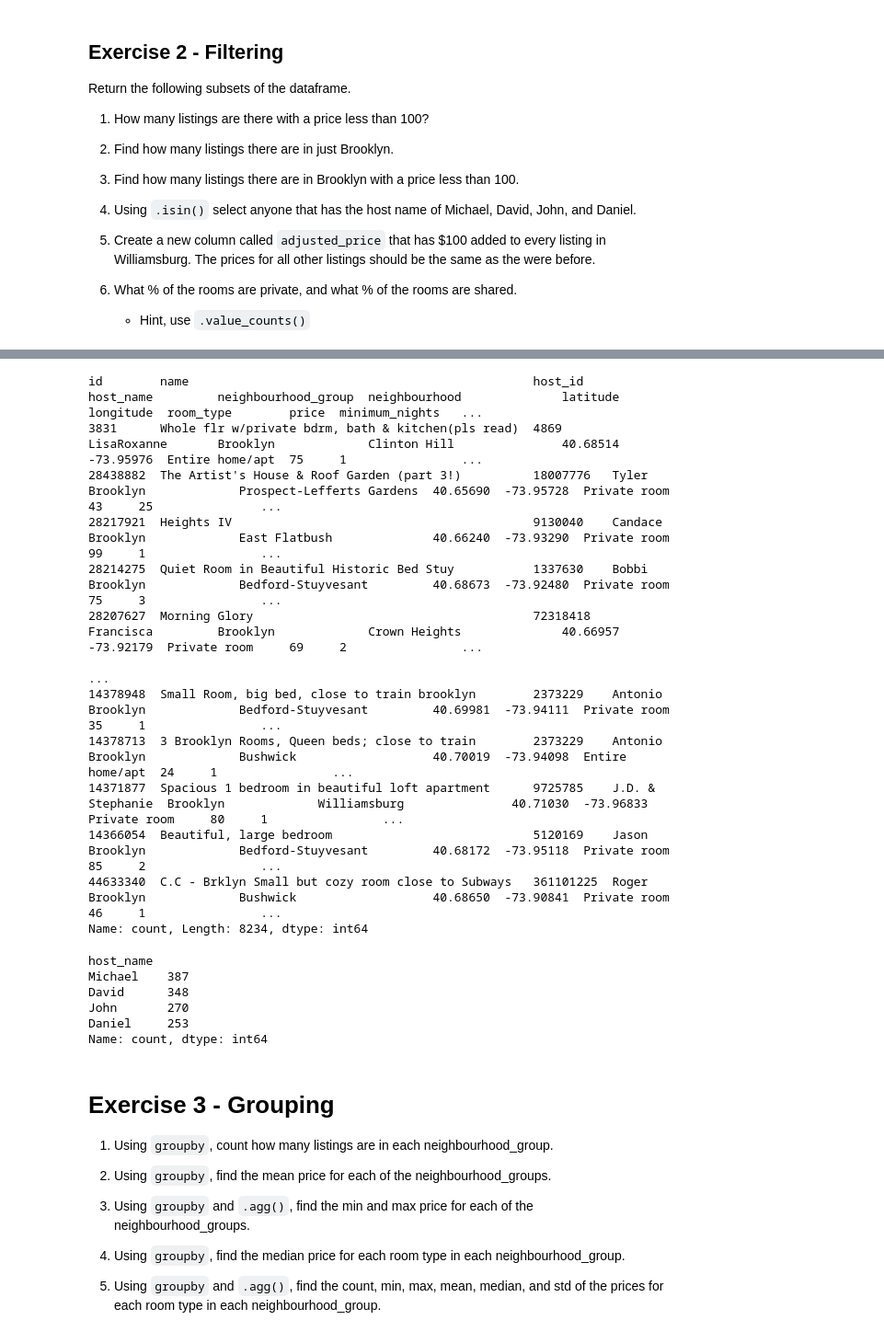
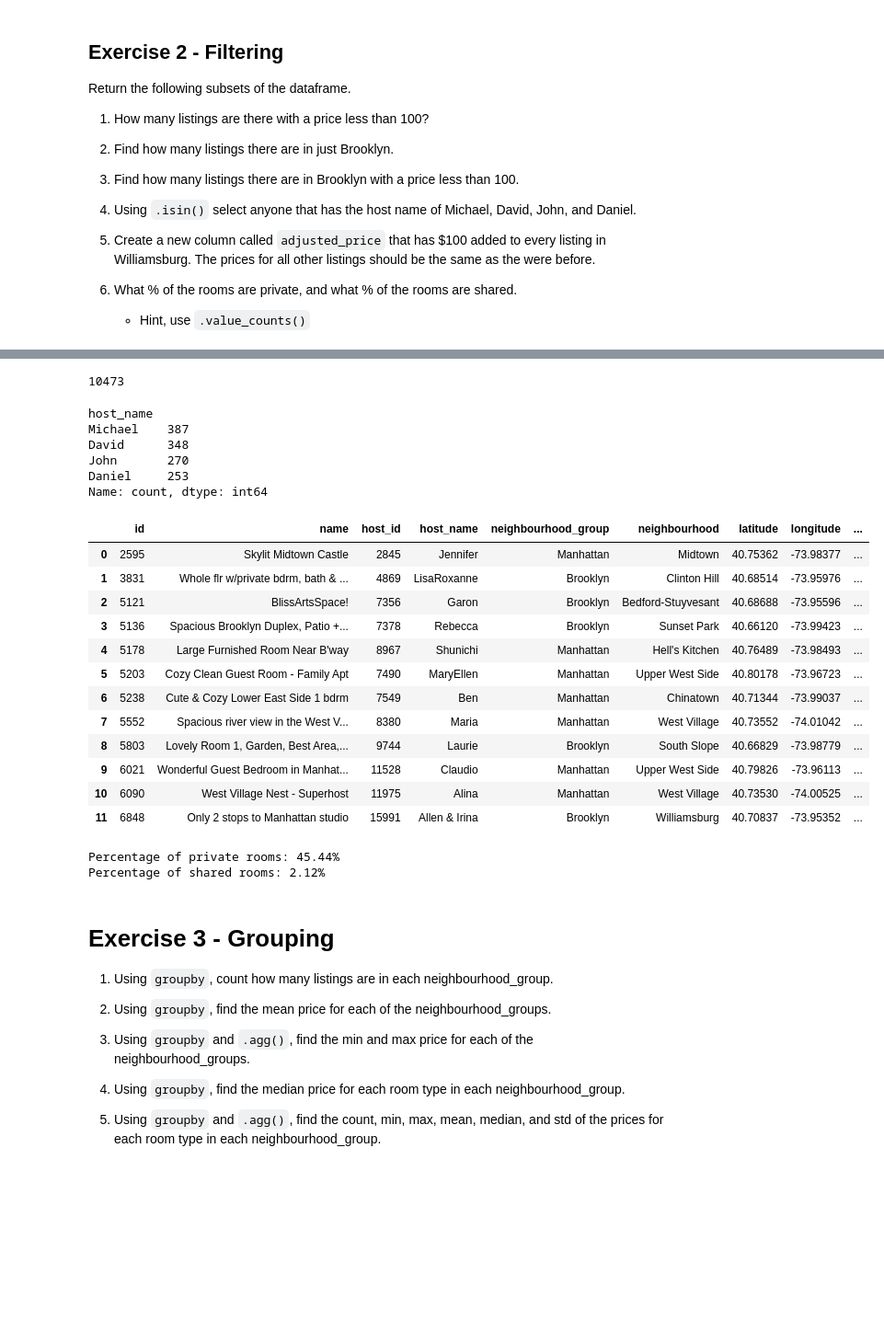
Before and after one commit to Mansur-Mahdee/2024-DS-Tue, a Jupyter notebook: Week-01-Pandas/Exercise-MM.ipynb, the cells around one changed output, grey strips where cells are left out. Shown: that part at 92% size. Drawn from its saved outputs; the diff is of its cells as text; code cells hidden in the pictures; blank space fills up the shorter version.

```diff
--- a/Week-01-Pandas/Exercise-MM.ipynb
+++ b/Week-01-Pandas/Exercise-MM.ipynb
@@ -83,21 +59,9 @@ Name: count, Length: 14858, dtype: int64
 # 3. Find how many listings there are in Brooklyn with a price less than 100.
 
 df_bk_lower=df_bk[df_bk['price']<100]
-df_bk_lower.value_counts()
+df_bk_lower.__len__()
 # %% [output]
-id        name                                                host_id    host_name         neighbourhood_group  neighbourhood              latitude  longitude  room_type        price  minimum_nights   ...
-3831      Whole flr w/private bdrm, bath & kitchen(pls read)  4869       LisaRoxanne       Brooklyn             Clinton Hill               40.68514  -73.95976  Entire home/apt  75     1                ...
-28438882  The Artist's House & Roof Garden (part 3!)          18007776   Tyler             Brooklyn             Prospect-Lefferts Gardens  40.65690  -73.95728  Private room     43     25               ...
-28217921  Heights IV                                          9130040    Candace           Brooklyn             East Flatbush              40.66240  -73.93290  Private room     99     1                ...
-28214275  Quiet Room in Beautiful Historic Bed Stuy           1337630    Bobbi             Brooklyn             Bedford-Stuyvesant         40.68673  -73.92480  Private room     75     3                ...
-28207627  Morning Glory                                       72318418   Francisca         Brooklyn             Crown Heights              40.66957  -73.92179  Private room     69     2                ...
-                                                                                                                                                                                                         ...
-14378948  Small Room, big bed, close to train brooklyn        2373229    Antonio           Brooklyn             Bedford-Stuyvesant         40.69981  -73.94111  Private room     35     1                ...
-14378713  3 Brooklyn Rooms, Queen beds; close to train        2373229    Antonio           Brooklyn             Bushwick                   40.70019  -73.94098  Entire home/apt  24     1                ...
-14371877  Spacious 1 bedroom in beautiful loft apartment      9725785    J.D. & Stephanie  Brooklyn             Williamsburg               40.71030  -73.96833  Private room     80     1                ...
-14366054  Beautiful, large bedroom                            5120169    Jason             Brooklyn             Bedford-Stuyvesant         40.68172  -73.95118  Private room     85     2                ...
-44633340  C.C - Brklyn Small but cozy room close to Subways   361101225  Roger             Brooklyn             Bushwick                   40.68650  -73.90841  Private room     46     1                ...
-Name: count, Length: 8234, dtype: int64
+10473
 # %%
 # 4. Using `.isin()` select anyone that has the host name of Michael, David, John, and Daniel.
 # How many total are there that have those names
@@ -114,3 +78,20 @@ Name: count, dtype: int64
 # %%
 # 5. Create a new column called `adjusted_price` that has $100 added to every listing in Williamsburg.
 # The prices for all other listings should be the same as the were before.
+df['adjusted_price'] = df['price']
+df.loc[df['neighbourhood'] == 'Williamsburg', 'adjusted_price'] += 100
+df.head(12)
+# %% [output]
+|  | id | name | host_id | host_name | neighbourhood_group | neighbourhood | latitude | longitude | ... |
+| 0 | 2595 | Skylit Midtown Castle | 2845 | Jennifer | Manhattan | Midtown | 40.75362 | -73.98377 | ... |
+| 1 | 3831 | Whole flr w/private bdrm, bath & ... | 4869 | LisaRoxanne | Brooklyn | Clinton Hill | 40.68514 | -73.95976 | ... |
+| 2 | 5121 | BlissArtsSpace! | 7356 | Garon | Brooklyn | Bedford-Stuyvesant | 40.68688 | -73.95596 | ... |
+| 3 | 5136 | Spacious Brooklyn Duplex, Patio +... | 7378 | Rebecca | Brooklyn | Sunset Park | 40.66120 | -73.99423 | ... |
+| 4 | 5178 | Large Furnished Room Near B'way | 8967 | Shunichi | Manhattan | Hell's Kitchen | 40.76489 | -73.98493 | ... |
+| 5 | 5203 | Cozy Clean Guest Room - Family Apt | 7490 | MaryEllen | Manhattan | Upper West Side | 40.80178 | -73.96723 | ... |
+| 6 | 5238 | Cute & Cozy Lower East Side 1 bdrm | 7549 | Ben | Manhattan | Chinatown | 40.71344 | -73.99037 | ... |
+| 7 | 5552 | Spacious river view in the West V... | 8380 | Maria | Manhattan | West Village | 40.73552 | -74.01042 | ... |
+| 8 | 5803 | Lovely Room 1, Garden, Best Area,... | 9744 | Laurie | Brooklyn | South Slope | 40.66829 | -73.98779 | ... |
+| 9 | 6021 | Wonderful Guest Bedroom in Manhat... | 11528 | Claudio | Manhattan | Upper West Side | 40.79826 | -73.96113 | ... |
+| 10 | 6090 | West Village Nest - Superhost | 11975 | Alina | Manhattan | West Village | 40.73530 | -74.00525 | ... |
+| 11 | 6848 | Only 2 stops to Manhattan studio | 15991 | Allen & Irina | Brooklyn | Williamsburg | 40.70837 | -73.95352 | ... |
@@ -119,3 +98,15 @@ Name: count, dtype: int64
+# %%
+# 6. What % of the rooms are private, and what % of the rooms are shared.
+total_rooms = df.shape[0]
+private_rooms = df[df['room_type'] == 'Private room'].shape[0]
+shared_rooms = df[df['room_type'] == 'Shared room'].shape[0]
+private_percentage = (private_rooms / total_rooms) * 100
+shared_percentage = (shared_rooms / total_rooms) * 100
+print(f"Percentage of private rooms: {private_percentage:.2f}%")
+print(f"Percentage of shared rooms: {shared_percentage:.2f}%")
+# %% [output]
+Percentage of private rooms: 45.44%
+Percentage of shared rooms: 2.12%
 # %% [markdown]
 # Exercise 3 - Grouping
 
```
Also changed, not shown: parts of 4 cells of this notebook.
